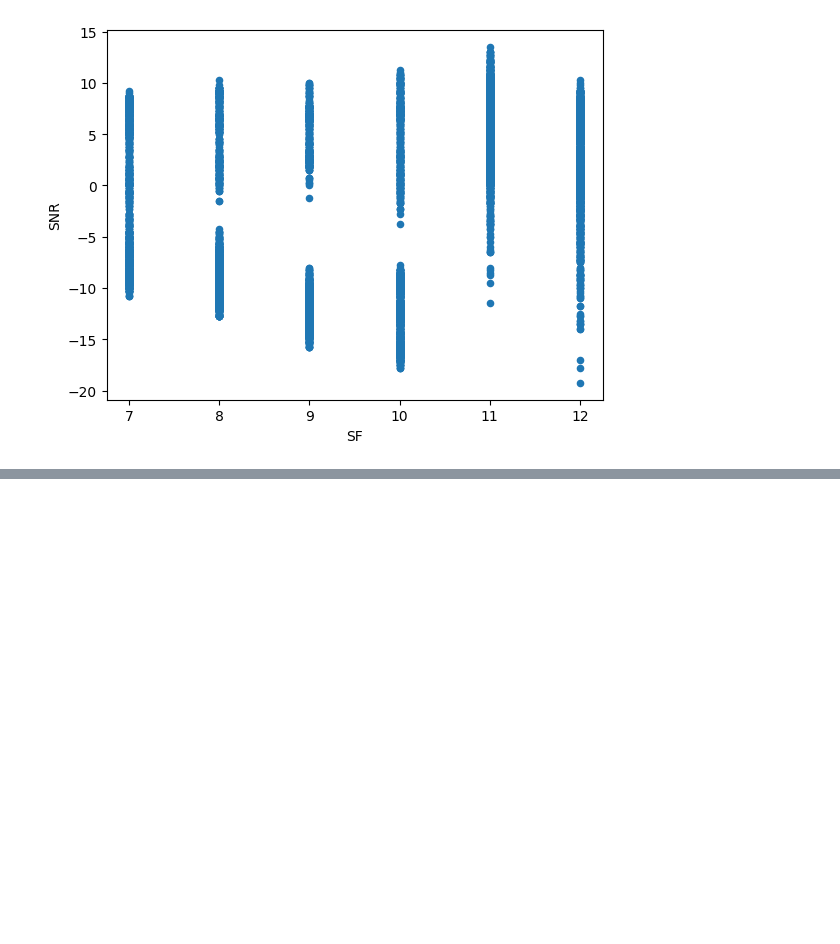
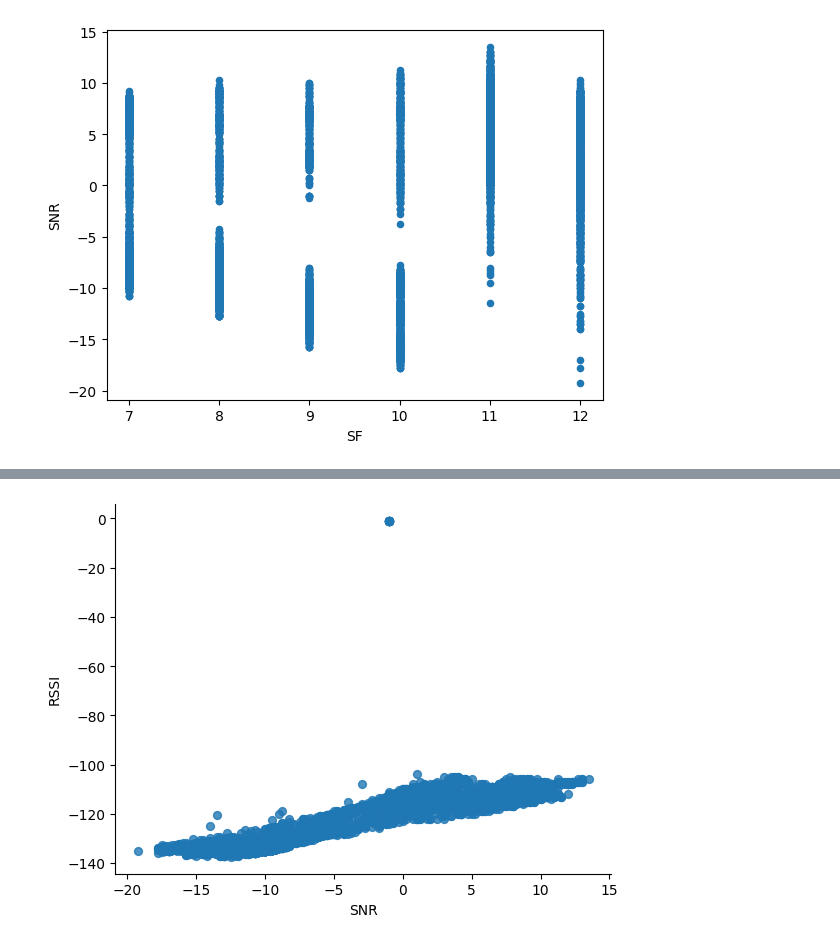
Before and after one commit to PedroLucasMendes/ClustLoRa, a Jupyter notebook: AnaliseLoRaMiniSom.ipynb, the cells around one changed output, grey strips where cells are left out. Saved outputs shown, nothing was run; the diff lists cells and outputs as text; code cells hidden in the pictures; blank space fills up the shorter version.

```diff
--- a/AnaliseLoRaMiniSom.ipynb
+++ b/AnaliseLoRaMiniSom.ipynb
@@ -107,0 +214,4 @@ Name: SF_BW_PT, Length: 10191, dtype: object
+# %%
+X = df.copy()
+X = X.drop(["Hora","SF_BW_PT","BW","R","PT","SF"], axis=1)
+X.head()
@@ -107,0 +225,4 @@ Name: SF_BW_PT, Length: 10191, dtype: object
+# %%
+kmeans = KMeans(n_clusters=3)
+
+kmeans.fit(X)
@@ -107,0 +232,6 @@ Name: SF_BW_PT, Length: 10191, dtype: object
+# %%
+#Find which cluster each data-point belongs to
+clusters = kmeans.predict(X)
+# %%
+#Add the cluster vector to our DataFrame, X
+X["Cluster"] = clusters
@@ -107,0 +517,8 @@ Name: SF_BW_PT, Length: 10191, dtype: object
+# %%
+# @title PT vs RSSI
+
+from matplotlib import pyplot as plt
+X.plot(kind='scatter', x='SNR', y='RSSI', s=32, alpha=.8)
+plt.gca().spines[['top', 'right',]].set_visible(False)
+# %% [output]
+[figure, added]
```
Also changed, not shown: parts of 38 cells of this notebook.
